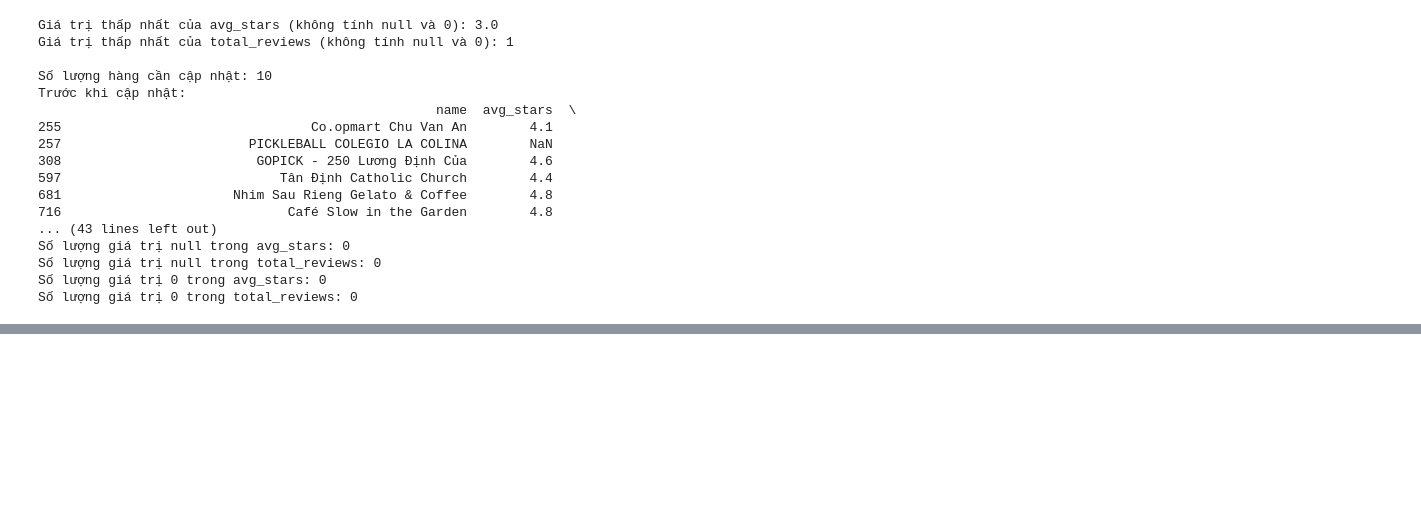
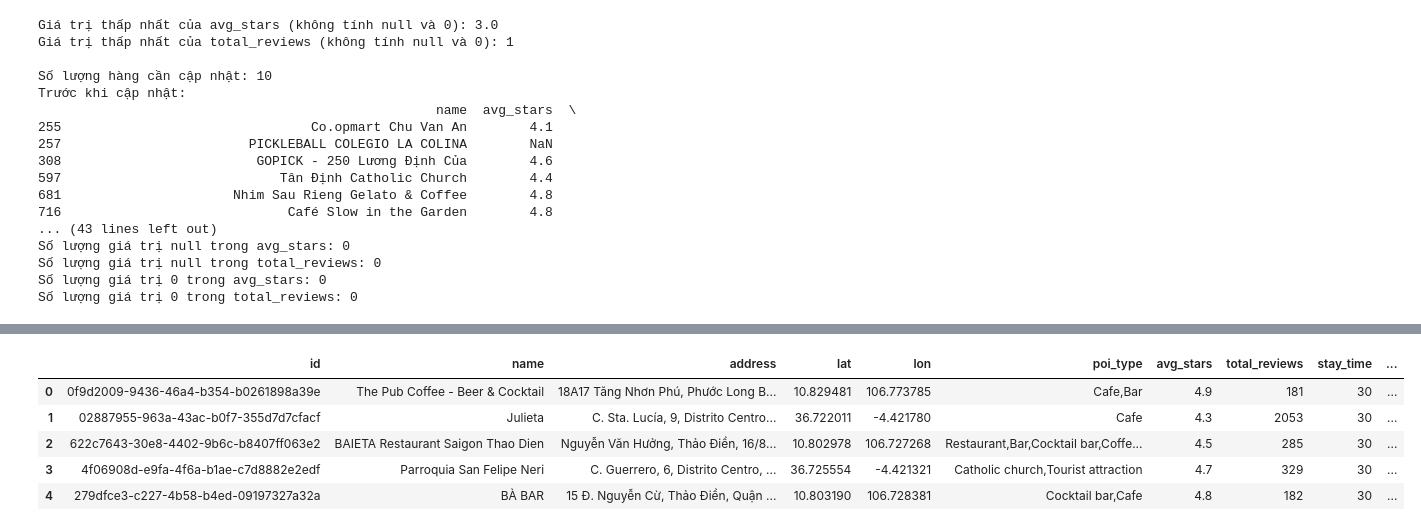
Before and after one commit to Anhhuhi123/Kyanon-support-localtion, a Jupyter notebook: scripts/clean_data/clean_data.ipynb, the cells around one changed output, grey strips where cells are left out. Drawn from its saved outputs; the diff is of its cells as text; code cells hidden in the pictures; blank space fills up the shorter version.

```diff
--- a/scripts/clean_data/clean_data.ipynb
+++ b/scripts/clean_data/clean_data.ipynb
@@ -331,0 +413,11 @@ df.to_csv(file_path, index=False)
+# %%
+file_path = os.path.join(os.getcwd(), "data/data_clean_normalize.csv")
+df = pd.read_csv(file_path, encoding="utf-8")
+df.head()
+# %% [output]
+|  | id | name | address | lat | lon | poi_type | avg_stars | total_reviews | stay_time | ... |
+| 0 | 0f9d2009-9436-46a4-b354-b0261898a39e | The Pub Coffee - Beer & Cocktail | 18A17 Tăng Nhơn Phú, Phước Long B... | 10.829481 | 106.773785 | Cafe,Bar | 4.9 | 181 | 30 | ... |
+| 1 | 02887955-963a-43ac-b0f7-355d7d7cfacf | Julieta | C. Sta. Lucía, 9, Distrito Centro... | 36.722011 | -4.421780 | Cafe | 4.3 | 2053 | 30 | ... |
+| 2 | 622c7643-30e8-4402-9b6c-b8407ff063e2 | BAIETA Restaurant Saigon Thao Dien | Nguyễn Văn Hưởng, Thảo Điền, 16/8... | 10.802978 | 106.727268 | Restaurant,Bar,Cocktail bar,Coffe... | 4.5 | 285 | 30 | ... |
+| 3 | 4f06908d-e9fa-4f6a-b1ae-c7d8882e2edf | Parroquia San Felipe Neri | C. Guerrero, 6, Distrito Centro, ... | 36.725554 | -4.421321 | Catholic church,Tourist attraction | 4.7 | 329 | 30 | ... |
+| 4 | 279dfce3-c227-4b58-b4ed-09197327a32a | BÀ BAR | 15 Đ. Nguyễn Cừ, Thảo Điền, Quận ... | 10.803190 | 106.728381 | Cocktail bar,Cafe | 4.8 | 182 | 30 | ... |
```
Also changed, not shown: parts of 36 cells of this notebook, 22 other files.
